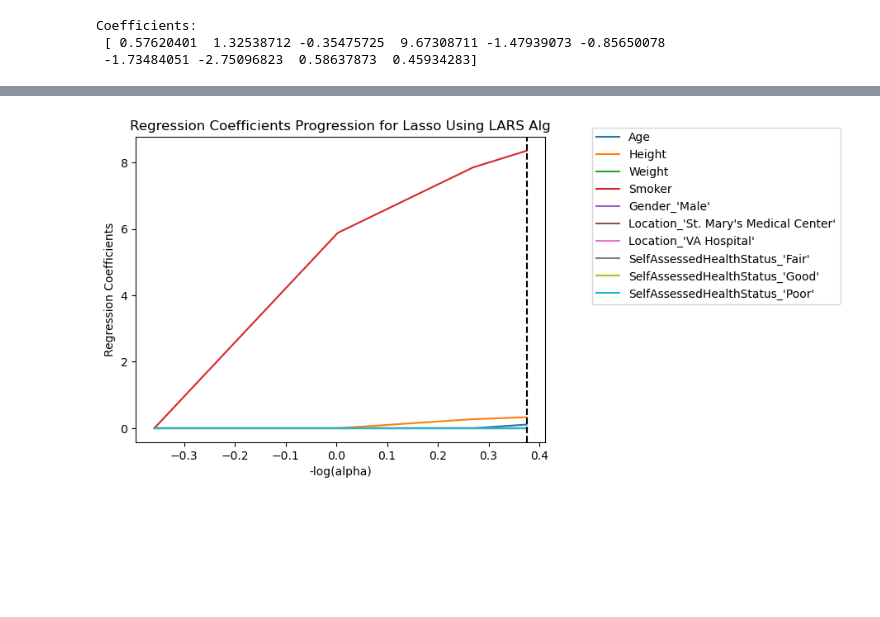
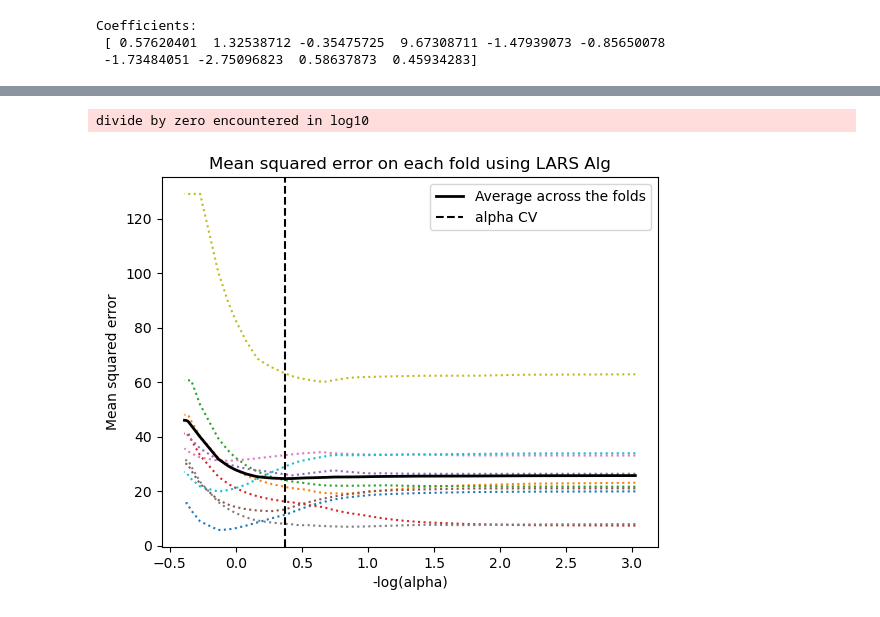
Before and after one commit to savnaysin/SEIS763-01-class, a Jupyter notebook: hw3/ML_HW_Data_Patients_Lasso.ipynb, the cells around one changed output, grey strips where cells are left out. Drawn from its saved outputs; the diff is of its cells as text; code cells hidden in the pictures; blank space fills up the shorter version.

```diff
--- a/hw3/ML_HW_Data_Patients_Lasso.ipynb
+++ b/hw3/ML_HW_Data_Patients_Lasso.ipynb
@@ -72,7 +75,7 @@ Y_original = df_no_outliers["Systolic"].copy()
 num_cols = ["Age", "Height", "Weight"]
 scaler = StandardScaler()
 X_scaled_nums = scaler.fit_transform(X_original[num_cols])
-X_original[num_vars] = pd.DataFrame(X_scaled_nums, columns=num_vars, index=X_original.index)
+X_original[num_cols] = pd.DataFrame(X_scaled_nums, columns=num_cols, index=X_original.index)
 print(X_original.head())
 print("*********************************************")
 #store the mean and variance for later use
@@ -186,7 +171,7 @@ x_test.head()
 # %%
-model = LassoLarsCV(cv=10)
+model = LassoLarsCV(cv=10,normalize=False)
 model.fit(x_train, y_train)
-print("Best alpha using built-in LassoLarsCV: %f" % model.alpha_)
+
 
 coef_df = pd.DataFrame({
     'Feature': x_train.columns,
@@ -195,10 +180,12 @@ coef_df = pd.DataFrame({
 
 print(f'\nIntercept: {model.intercept_:.3f}')
 print("*********************************************")
-print('Coefficients for all features: \n')
+print('Coefficients for all features with LassoLarsCV model \n')
 print(coef_df)
 print("*********************************************")
 print('Lasso Scores:')
 print('Train ', model.score(x_train, y_train.values.ravel()))
 print('Test', model.score(x_test, y_test))
+print("*********************************************")
+print("Best alpha using built-in LassoLarsCV: %f" % model.alpha_)
 # %% [output]
@@ -222,13 +246,15 @@ Test 0.3538214020619953
 # %%
-# plot coefficient progression lasso lars
-m_log_alphas_lars = -np.log10(model.alphas_)
-ax = plt.gca()
-plt.plot(m_log_alphas_lars, model.coef_path_.T,label=x_train.columns)
+# plot MSE for each fold lasso lars
+m_log_alphascv_lars = -np.log10(model.cv_alphas_)
+plt.figure()
+plt.plot(m_log_alphascv_lars, model.mse_path_, ':')
+plt.plot(m_log_alphascv_lars, model.mse_path_.mean(axis=-1), 'k', label='Average across the folds', linewidth=2)
 plt.axvline(-np.log10(model.alpha_), linestyle='--', color='k', label='alpha CV')
-plt.ylabel('Regression Coefficients')
-plt.legend(x_train.columns, bbox_to_anchor=(1.1, 1.05))
+plt.legend()
 plt.xlabel('-log(alpha)')
-plt.title('Regression Coefficients Progression for Lasso Using LARS Alg')
+plt.ylabel('Mean squared error')
+plt.title('Mean squared error on each fold using LARS Alg')
 plt.show()
 # %% [output]
+divide by zero encountered in log10
-[figure, old version]
+[figure, new version]
```
Also changed, not shown: parts of 7 cells of this notebook.
